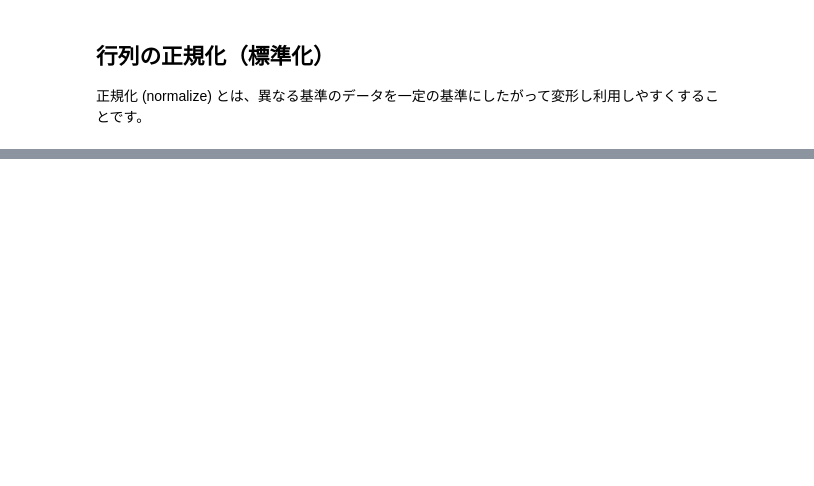
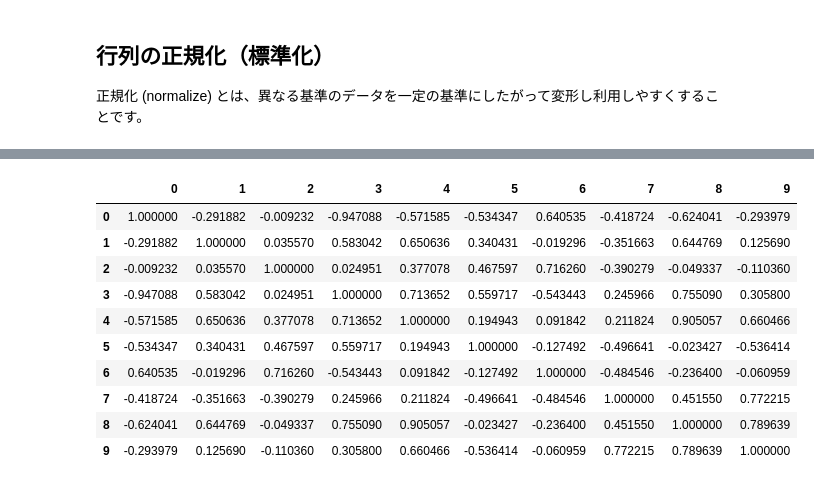
Before and after one commit to maskot1977/ipython_notebook, a Jupyter notebook: Numpy と Pandas を用いた演算.ipynb, the cells around one changed output, grey strips where cells are left out. Drawn from its saved outputs; the diff is of its cells as text; code cells hidden in the pictures; blank space fills up the shorter version.

```diff
--- a/Numpy と Pandas を用いた演算.ipynb
+++ b/Numpy と Pandas を用いた演算.ipynb
@@ -531,0 +536,3 @@ df4.apply(lambda x: x/x.sum(), axis=0).fillna(0)
+# %%
+# まずランダムな行列を作ってみる
+df5 = pd.DataFrame(np.random.rand(5, 10))
@@ -531,0 +558,15 @@ df4.apply(lambda x: x/x.sum(), axis=0).fillna(0)
+# %%
+# 列間の相関行列
+pd.DataFrame(np.corrcoef(df5.dropna().T.as_matrix().tolist()))
+# %% [output]
+|  | 0 | 1 | 2 | 3 | 4 | 5 | 6 | 7 | 8 | 9 |
+| 0 | 1.000000 | -0.291882 | -0.009232 | -0.947088 | -0.571585 | -0.534347 | 0.640535 | -0.418724 | -0.624041 | -0.293979 |
+| 1 | -0.291882 | 1.000000 | 0.035570 | 0.583042 | 0.650636 | 0.340431 | -0.019296 | -0.351663 | 0.644769 | 0.125690 |
+| 2 | -0.009232 | 0.035570 | 1.000000 | 0.024951 | 0.377078 | 0.467597 | 0.716260 | -0.390279 | -0.049337 | -0.110360 |
+| 3 | -0.947088 | 0.583042 | 0.024951 | 1.000000 | 0.713652 | 0.559717 | -0.543443 | 0.245966 | 0.755090 | 0.305800 |
+| 4 | -0.571585 | 0.650636 | 0.377078 | 0.713652 | 1.000000 | 0.194943 | 0.091842 | 0.211824 | 0.905057 | 0.660466 |
+| 5 | -0.534347 | 0.340431 | 0.467597 | 0.559717 | 0.194943 | 1.000000 | -0.127492 | -0.496641 | -0.023427 | -0.536414 |
+| 6 | 0.640535 | -0.019296 | 0.716260 | -0.543443 | 0.091842 | -0.127492 | 1.000000 | -0.484546 | -0.236400 | -0.060959 |
+| 7 | -0.418724 | -0.351663 | -0.390279 | 0.245966 | 0.211824 | -0.496641 | -0.484546 | 1.000000 | 0.451550 | 0.772215 |
+| 8 | -0.624041 | 0.644769 | -0.049337 | 0.755090 | 0.905057 | -0.023427 | -0.236400 | 0.451550 | 1.000000 | 0.789639 |
+| 9 | -0.293979 | 0.125690 | -0.110360 | 0.305800 | 0.660466 | -0.536414 | -0.060959 | 0.772215 | 0.789639 | 1.000000 |
```
Also changed, not shown: parts of 43 cells of this notebook.
